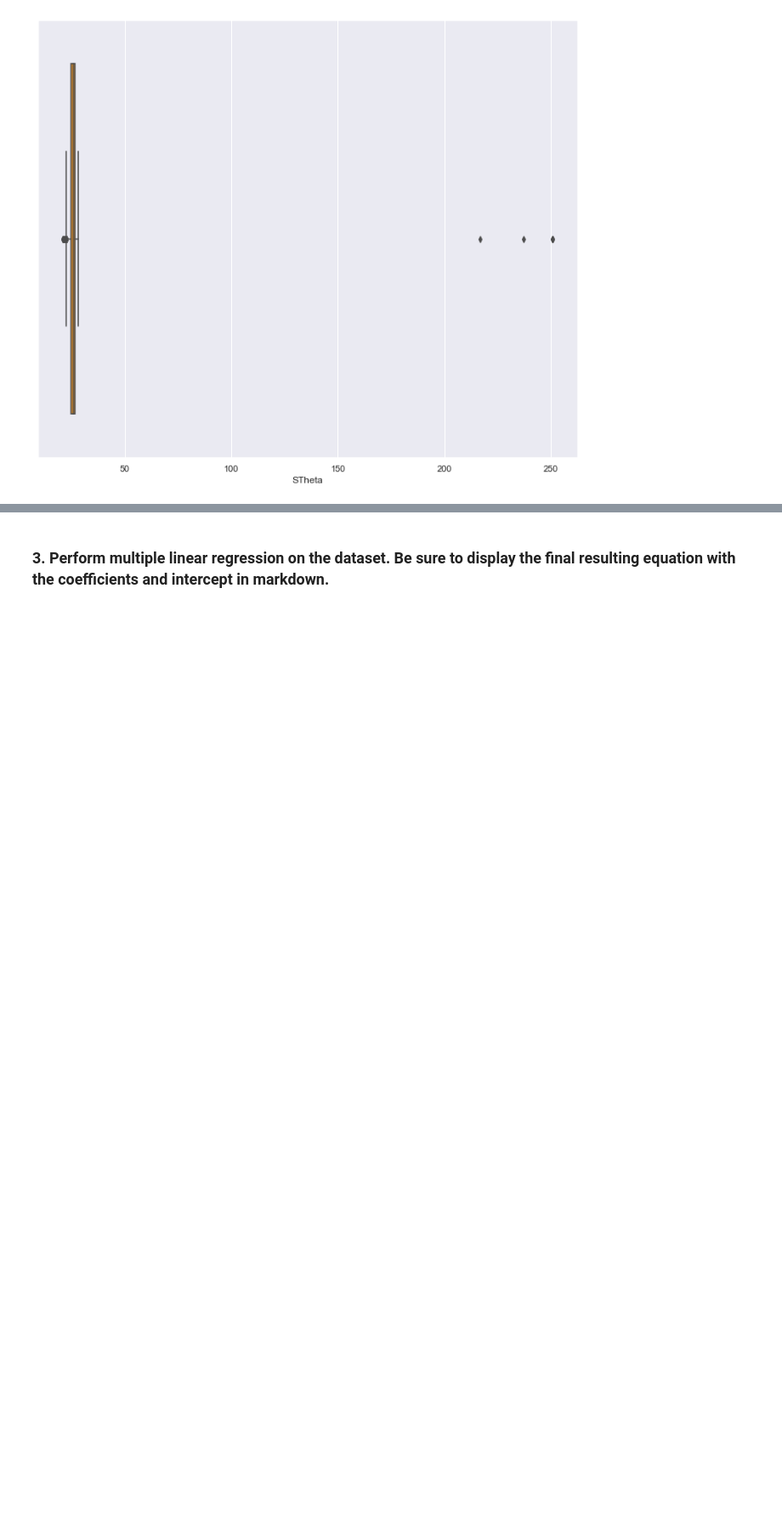
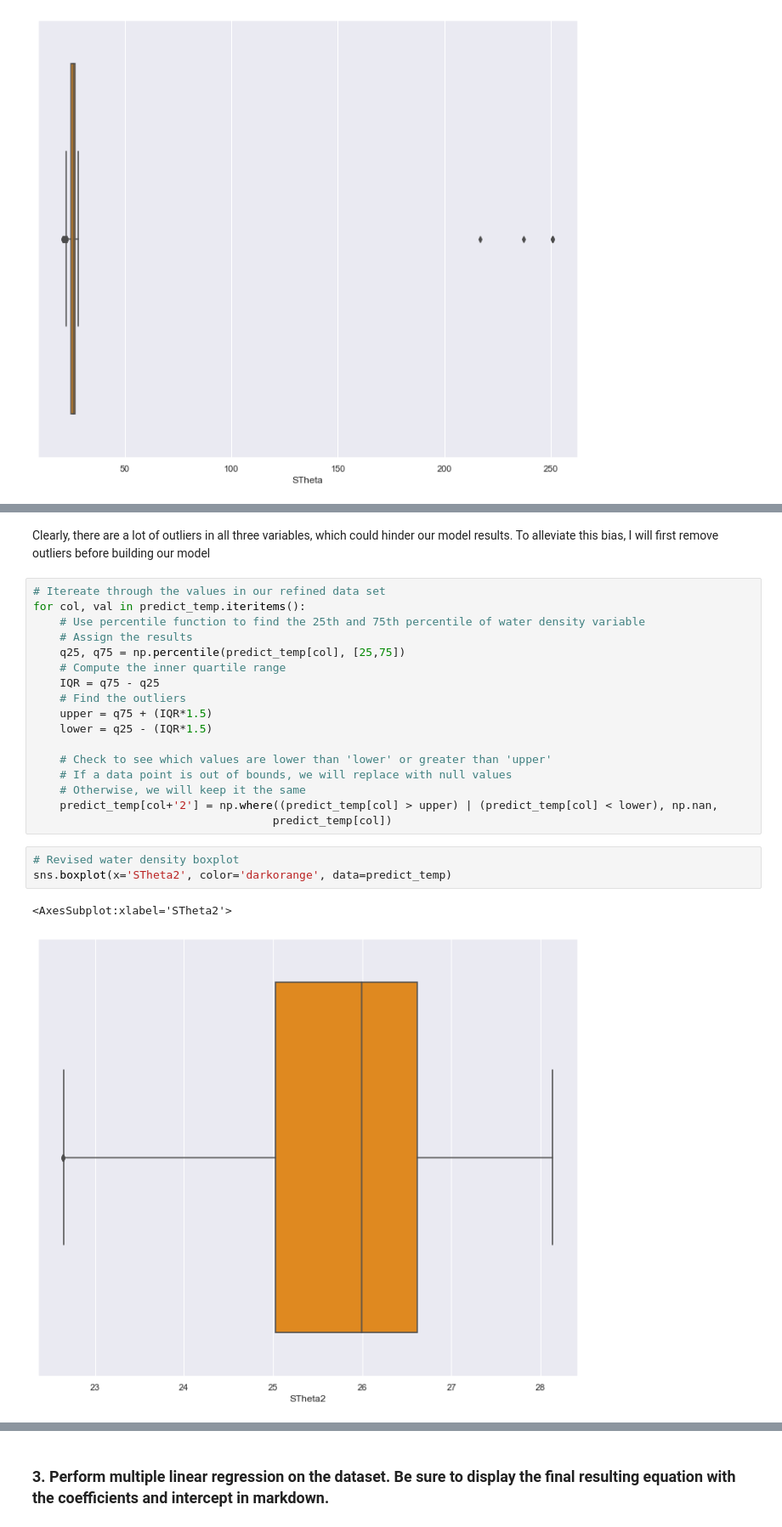
Before and after one commit to artolon/HW14-MLR-LogReg, a Jupyter notebook: Homework14.ipynb, the cells around one changed output, grey strips where cells are left out. Shown: that part at 85% size. Saved outputs shown, nothing was run; the diff lists cells and outputs as text; blank space fills up the shorter version.

```diff
--- a/Homework14.ipynb
+++ b/Homework14.ipynb
@@ -675,0 +680,25 @@ sns.boxplot(x='Salnty', color='darkorange', data=predict_temp)
+# %% [markdown]
+Clearly, there are a lot of outliers in all three variables, which could hinder our model results. To alleviate this bias, I will first remove outliers before building our model
+# %%
+# Itereate through the values in our refined data set
+for col, val in predict_temp.iteritems():
+    # Use percentile function to find the 25th and 75th percentile of water density variable
+    # Assign the results
+    q25, q75 = np.percentile(predict_temp[col], [25,75])
+    # Compute the inner quartile range
+    IQR = q75 - q25
+    # Find the outliers
+    upper = q75 + (IQR*1.5)
+    lower = q25 - (IQR*1.5)
+
+    # Check to see which values are lower than 'lower' or greater than 'upper'
+    # If a data point is out of bounds, we will replace with null values
+    # Otherwise, we will keep it the same
+    predict_temp[col+'2'] = np.where((predict_temp[col] > upper) | (predict_temp[col] < lower), np.nan,
+                                    predict_temp[col])
+# %%
+# Revised water density boxplot
+sns.boxplot(x='STheta2', color='darkorange', data=predict_temp)
+# %% [output]
+<AxesSubplot:xlabel='STheta2'>
+[figure, added]
```
Also changed, not shown: parts of 43 cells of this notebook.
